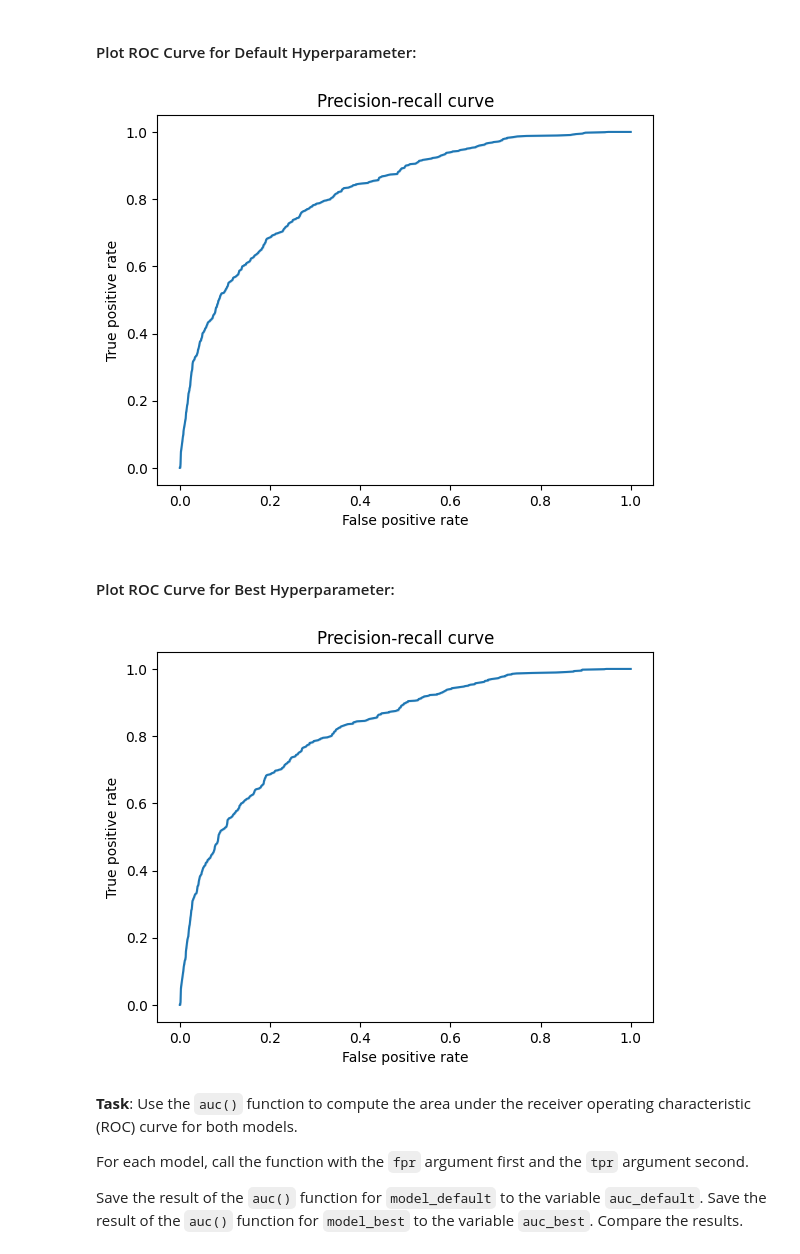
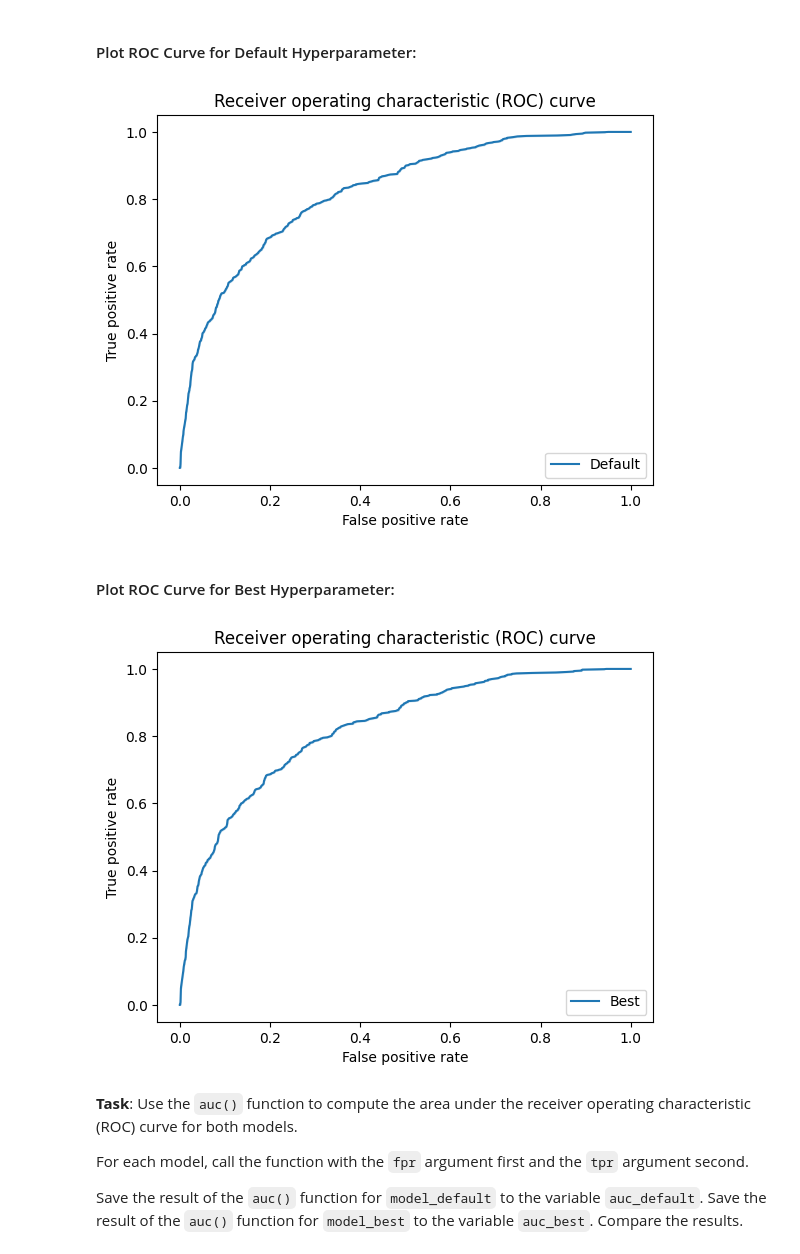
Before and after one commit to Miller-Liu/Break-Through-Tech, a Jupyter notebook: ModelSelectionForLogisticRegression.ipynb, the cells around one changed output. Drawn from its saved outputs; the diff is of its cells as text; code cells hidden in the pictures.

Commit message:
Improved ROC visualization

```diff
--- a/ModelSelectionForLogisticRegression.ipynb
+++ b/ModelSelectionForLogisticRegression.ipynb
@@ -250,29 +250,31 @@ The plot for the default hyperparameter should be green. The plot for the best h
 # %%
 fig = plt.figure()
 ax = fig.add_subplot()
 
-sns.lineplot(x=fpr_default, y=tpr_default)
+sns.lineplot(x=fpr_default, y=tpr_default, label="Default")
 
-plt.title("Precision-recall curve")
+plt.title("Receiver operating characteristic (ROC) curve")
 plt.xlabel("False positive rate")
 plt.ylabel("True positive rate")
+plt.legend(loc="lower right")
 plt.show()
 # %% [output]
-[figure, old version]
+[figure, new version]
 # %% [markdown]
 #### Plot ROC Curve for Best Hyperparameter:
 # %%
 fig = plt.figure()
 ax = fig.add_subplot()
 
-sns.lineplot(x=fpr_best, y=tpr_best)
+sns.lineplot(x=fpr_best, y=tpr_best, label="Best")
 
-plt.title("Precision-recall curve")
+plt.title("Receiver operating characteristic (ROC) curve")
 plt.xlabel("False positive rate")
 plt.ylabel("True positive rate")
+plt.legend(loc="lower right")
 plt.show()
 # %% [output]
-[figure, old version]
+[figure, new version]
 # %% [markdown]
 <b>Task</b>: Use the `auc()` function to compute the area under the receiver operating characteristic (ROC) curve for both models.
 
```
